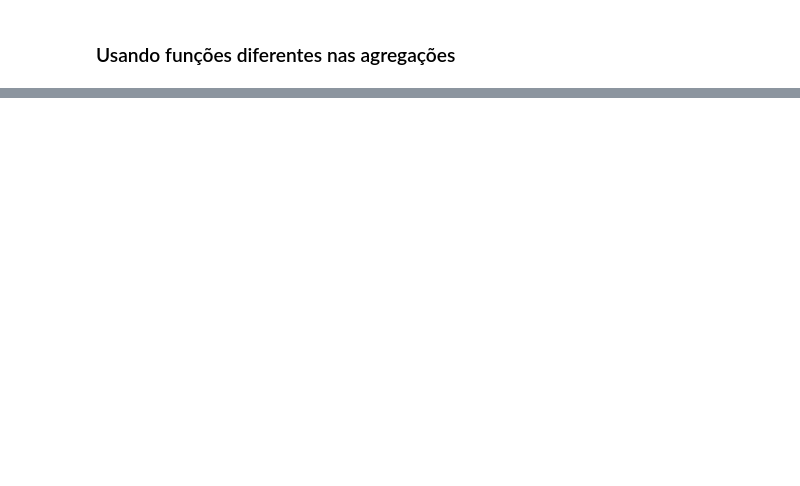
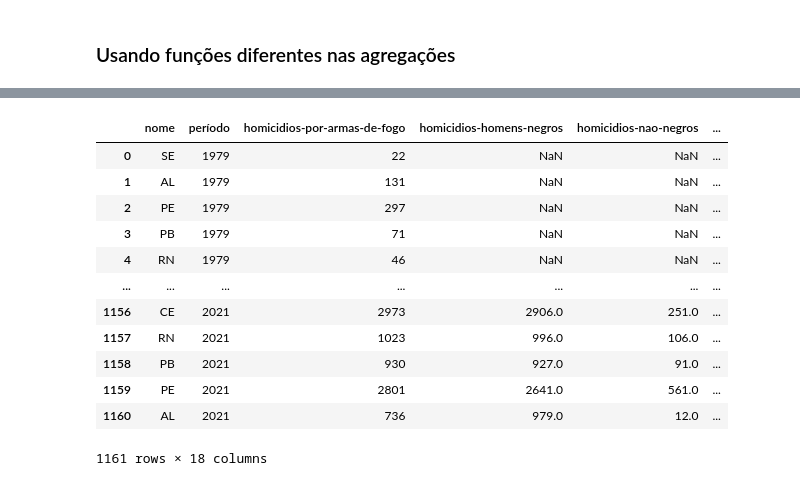
Before and after one commit to alexsandro-matias/pandas-2025, a Jupyter notebook: notebook.ipynb, the cells around one changed output, grey strips where cells are left out. Saved outputs shown, nothing was run; the diff lists cells and outputs as text; code cells hidden in the pictures; blank space fills up the shorter version.

Commit message:
Ensinando Pandas Ep 14 - CONCAT

```diff
--- a/notebook.ipynb
+++ b/notebook.ipynb
@@ -1668,0 +1576,16 @@ produtos[produtos['DescNomeProduto']=="Presença Streak"]
+# %%
+df = pd.DataFrame({
+    # "cliente":[6,7,8],
+    "nome": ["Sandro", "Maria", "José"],
+})
+
+df2 = pd.DataFrame({
+    "cliente":[1,2,3,4,5],
+    "nome": ["Alexsandro", "Mary", "Josué", "Daniel", "Eliane"],
+    "idade": [32,18,66,64,20]
+})
+
+df3 = pd.DataFrame({
+
+    "idade": [32,18,66,64,20]
+})
@@ -1668,0 +1624,7 @@ produtos[produtos['DescNomeProduto']=="Presença Streak"]
+# %%
+def read_file(file_name:str):
+    df = (pd.read_csv(f"ipea/{file_name}.csv", sep=";")
+                .rename(columns={"valor":file_name})
+                .set_index(["nome", "período"])
+                .drop(["cod"], axis=1))
+    return df
@@ -1668,0 +1650,3 @@ produtos[produtos['DescNomeProduto']=="Presença Streak"]
+# %%
+file_names = os.listdir("ipea/")
+file_names
@@ -1668,0 +1670,5 @@ produtos[produtos['DescNomeProduto']=="Presença Streak"]
+# %%
+dfs = []
+for i in file_names:
+    file_name = i.split(".")[0]
+    dfs.append(read_file(file_name))
@@ -1668,0 +1692,16 @@ produtos[produtos['DescNomeProduto']=="Presença Streak"]
+# %%
+pd.concat(dfs, axis=1).reset_index()
+# %% [output]
+|  | nome | período | homicidios-por-armas-de-fogo | homicidios-homens-negros | homicidios-nao-negros | ... |
+| 0 | SE | 1979 | 22 | NaN | NaN | ... |
+| 1 | AL | 1979 | 131 | NaN | NaN | ... |
+| 2 | PE | 1979 | 297 | NaN | NaN | ... |
+| 3 | PB | 1979 | 71 | NaN | NaN | ... |
+| 4 | RN | 1979 | 46 | NaN | NaN | ... |
+| ... | ... | ... | ... | ... | ... | ... |
+| 1156 | CE | 2021 | 2973 | 2906.0 | 251.0 | ... |
+| 1157 | RN | 2021 | 1023 | 996.0 | 106.0 | ... |
+| 1158 | PB | 2021 | 930 | 927.0 | 91.0 | ... |
+| 1159 | PE | 2021 | 2801 | 2641.0 | 561.0 | ... |
+| 1160 | AL | 2021 | 736 | 979.0 | 12.0 | ... |
+1161 rows × 18 columns
```
Also changed, not shown: parts of 93 cells of this notebook, 2 other files.
